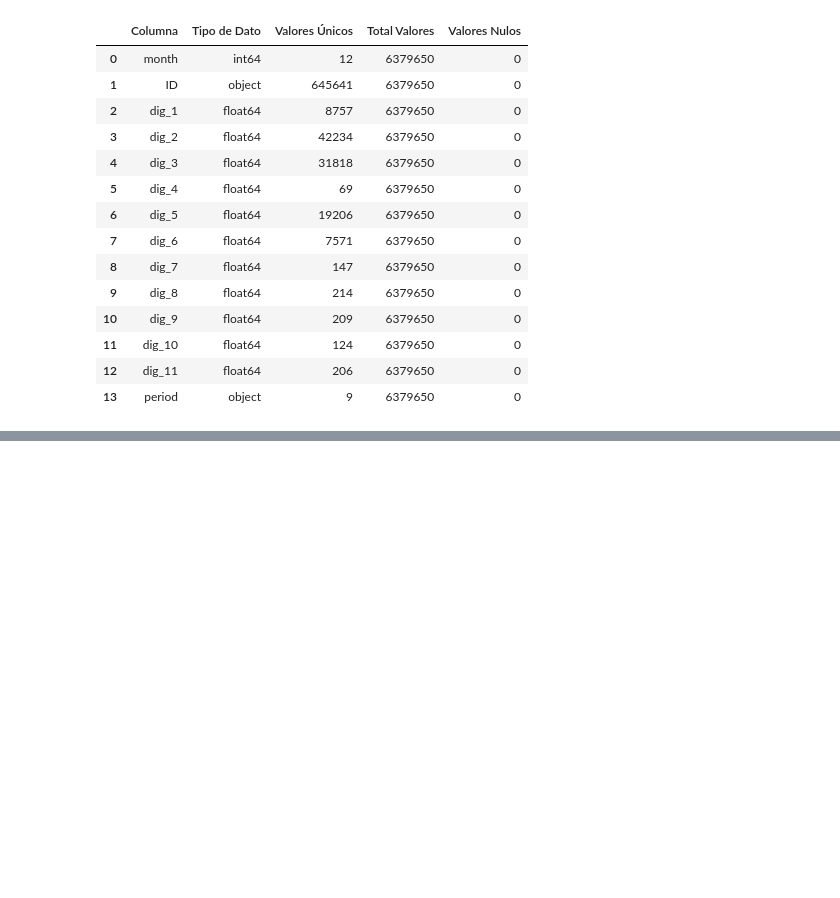
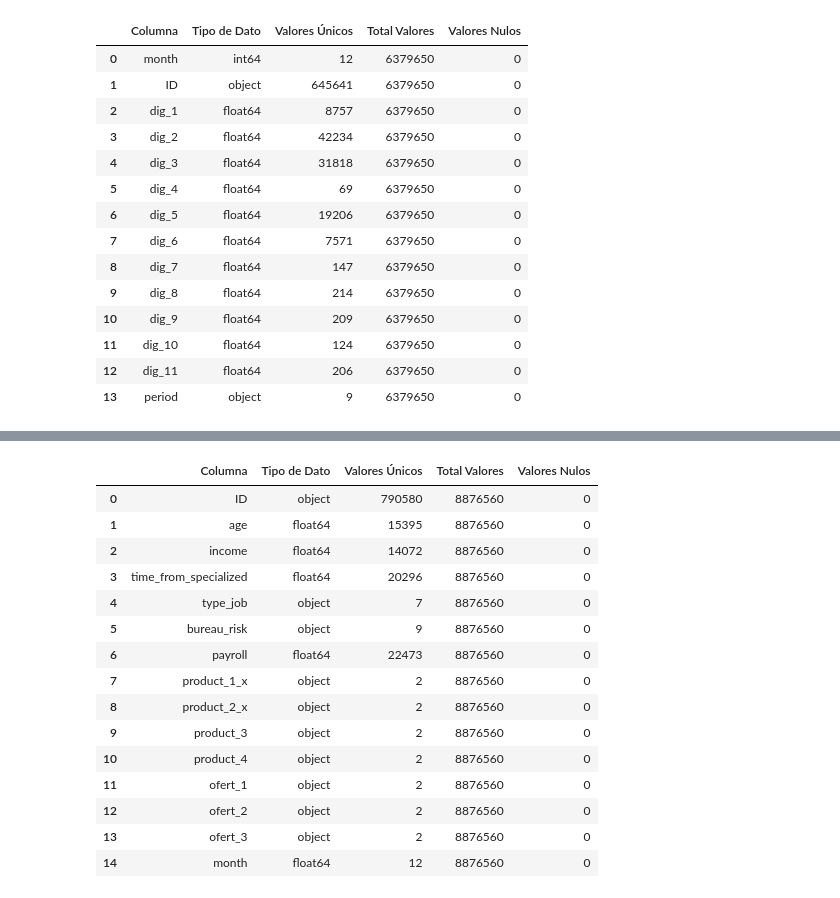
Before and after one commit to davidsosaolea/BBVA_Data_Challenge_2023, a Jupyter notebook: Notebook_bbva.ipynb, the cells around one changed output, grey strips where cells are left out. Cells and saved outputs as stored; diff of their text form; code cells hidden in the pictures; blank space fills up the shorter version.

```diff
--- a/Notebook_bbva.ipynb
+++ b/Notebook_bbva.ipynb
@@ -160,0 +211,2 @@ test_1 = pd.merge(test, customers, on='ID', how='left')
+# %%
+df = liabiities_M.copy()
@@ -160,0 +233,4 @@ test_1 = pd.merge(test, customers, on='ID', how='left')
+# %%
+## product_1_y	como target
+# Eliminar la columna
+df = df.drop(columns=['product_2_y' ,'period'])
@@ -160,0 +240,22 @@ test_1 = pd.merge(test, customers, on='ID', how='left')
+# %%
+
+# Supongamos que tienes un DataFrame llamado df
+# y quieres dividirlo en train y test basado en la columna "product_1_y"
+
+# Primero, crea una columna llamada "set" que indique "train" si product_1_y no es nulo y "test" si lo es
+df['set'] = df['product_1_y'].apply(lambda x: 'train' if pd.notna(x) else 'test')
+
+# Ahora, puedes dividir el DataFrame en train y test utilizando la columna "set"
+train_df = df[df['set'] == 'train'].drop(columns=['set'])  # Elimina la columna "set" después de dividir
+test_df = df[df['set'] == 'test'].drop(columns=['set'])
+
+# train_df contendrá las filas con valores no nulos en "product_1_y"
+# test_df contendrá las filas con valores nulos en "product_1_y"
+
+# A partir de este punto, puedes utilizar train_df y test_df para entrenar y probar tus modelos respectivamente.
+# %%
+# Definir las variables predictoras (X)
+x  = train_df.drop(columns=['product_1_y'])  # Elimina la columna 'product_1_y' del DataFrame
+
+# Definir la variable objetivo (y)
+y = train_df['product_1_y']
@@ -160,0 +271,19 @@ test_1 = pd.merge(test, customers, on='ID', how='left')
+# %%
+obtener_resumen_valores_unicos(x)
+# %% [output]
+|  | Columna | Tipo de Dato | Valores Únicos | Total Valores | Valores Nulos |
+| 0 | ID | object | 790580 | 8876560 | 0 |
+| 1 | age | float64 | 15395 | 8876560 | 0 |
+| 2 | income | float64 | 14072 | 8876560 | 0 |
+| 3 | time_from_specialized | float64 | 20296 | 8876560 | 0 |
+| 4 | type_job | object | 7 | 8876560 | 0 |
+| 5 | bureau_risk | object | 9 | 8876560 | 0 |
+| 6 | payroll | float64 | 22473 | 8876560 | 0 |
+| 7 | product_1_x | object | 2 | 8876560 | 0 |
+| 8 | product_2_x | object | 2 | 8876560 | 0 |
+| 9 | product_3 | object | 2 | 8876560 | 0 |
+| 10 | product_4 | object | 2 | 8876560 | 0 |
+| 11 | ofert_1 | object | 2 | 8876560 | 0 |
+| 12 | ofert_2 | object | 2 | 8876560 | 0 |
+| 13 | ofert_3 | object | 2 | 8876560 | 0 |
+| 14 | month | float64 | 12 | 8876560 | 0 |
```
Also changed, not shown: parts of 18 cells of this notebook.
